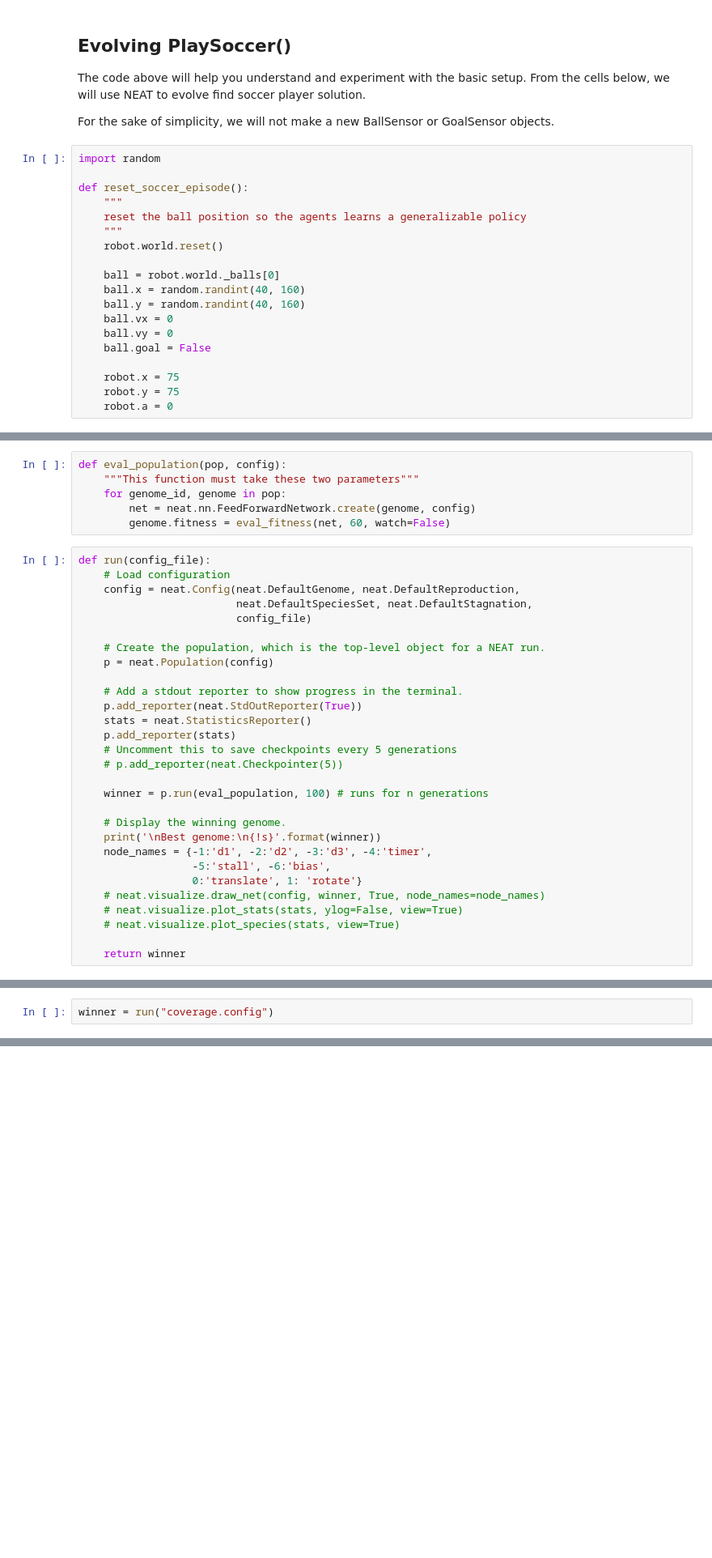
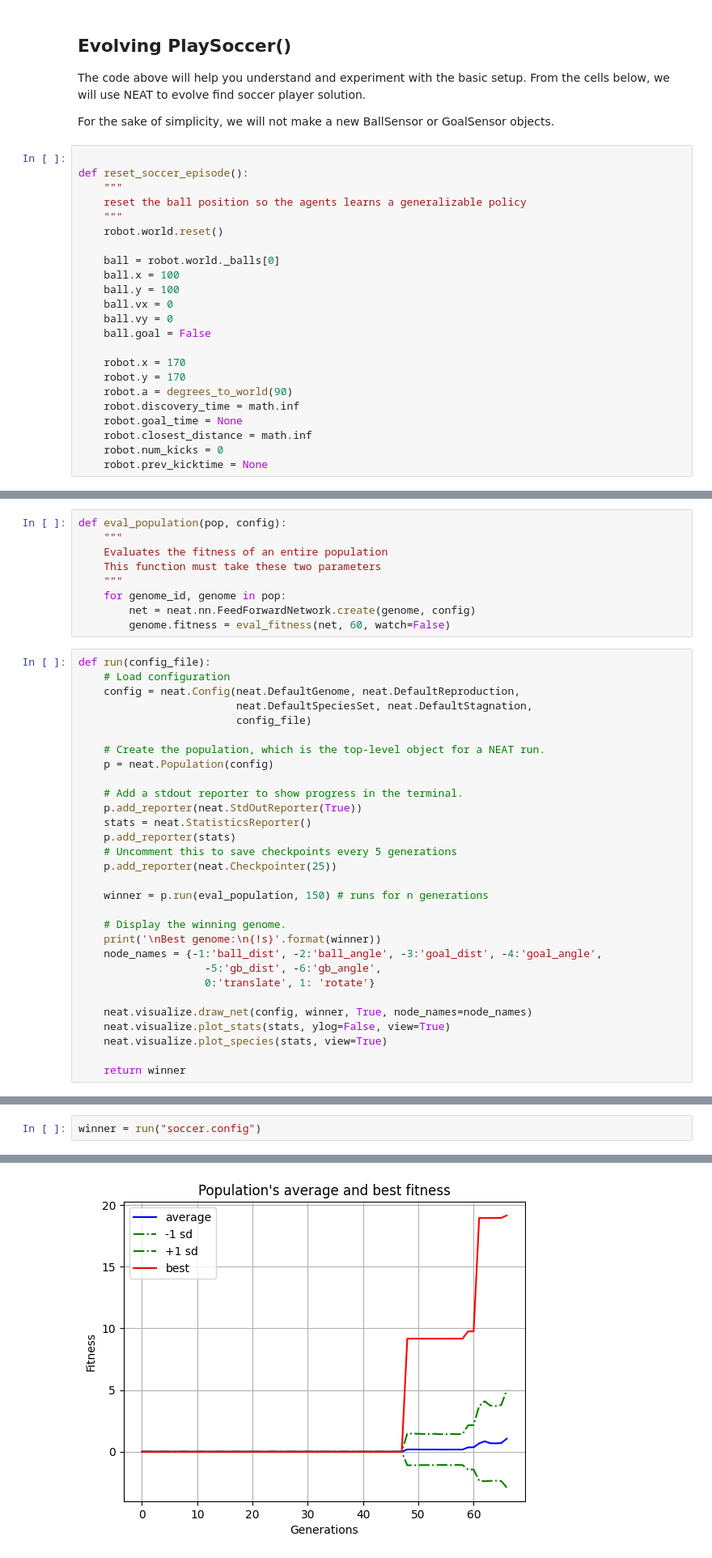
Before and after one commit to reikawa13/aitk_soccer_experiments, a Jupyter notebook: notebooks/Advanced/EvolveSoccer.ipynb, the cells around one changed output, grey strips where cells are left out. Shown at 81% size. Saved outputs shown, nothing was run; the diff lists cells and outputs as text; blank space fills up the shorter version.

```diff
--- a/notebooks/Advanced/EvolveSoccer.ipynb
+++ b/notebooks/Advanced/EvolveSoccer.ipynb
@@ -141,7 +129,6 @@ The code above will help you understand and experiment with the basic setup. Fro
 
 For the sake of simplicity, we will not make a new BallSensor or GoalSensor objects.
 # %%
-import random
 
 def reset_soccer_episode():
     """
@@ -150,15 +137,20 @@ def reset_soccer_episode():
     robot.world.reset()
 
     ball = robot.world._balls[0]
-    ball.x = random.randint(40, 160)
-    ball.y = random.randint(40, 160)
+    ball.x = 100
+    ball.y = 100
     ball.vx = 0
     ball.vy = 0
     ball.goal = False
 
-    robot.x = 75
-    robot.y = 75
-    robot.a = 0
+    robot.x = 170
+    robot.y = 170
+    robot.a = degrees_to_world(90)
+    robot.discovery_time = math.inf
+    robot.goal_time = None
+    robot.closest_distance = math.inf
+    robot.num_kicks = 0
+    robot.prev_kicktime = None
 # %%
 def eval_fitness(net, max_time, watch=False):
     """
@@ -203,7 +213,10 @@ def eval_fitness(net, max_time, watch=False):
     return fitness
 # %%
 def eval_population(pop, config):
-    """This function must take these two parameters"""
+    """
+    Evaluates the fitness of an entire population
+    This function must take these two parameters
+    """
     for genome_id, genome in pop:
         net = neat.nn.FeedForwardNetwork.create(genome, config)
         genome.fitness = eval_fitness(net, 60, watch=False)
@@ -222,18 +235,19 @@ def run(config_file):
     stats = neat.StatisticsReporter()
     p.add_reporter(stats)
     # Uncomment this to save checkpoints every 5 generations
-    # p.add_reporter(neat.Checkpointer(5))
+    p.add_reporter(neat.Checkpointer(25))
 
-    winner = p.run(eval_population, 100) # runs for n generations
+    winner = p.run(eval_population, 150) # runs for n generations
 
     # Display the winning genome.
     print('\nBest genome:\n{!s}'.format(winner))
-    node_names = {-1:'d1', -2:'d2', -3:'d3', -4:'timer',
-                  -5:'stall', -6:'bias',
-                  0:'translate', 1: 'rotate'}
-    # neat.visualize.draw_net(config, winner, True, node_names=node_names)
-    # neat.visualize.plot_stats(stats, ylog=False, view=True)
-    # neat.visualize.plot_species(stats, view=True)
+    node_names = {-1:'ball_dist', -2:'ball_angle', -3:'goal_dist', -4:'goal_angle',
+                    -5:'gb_dist', -6:'gb_angle',
+                    0:'translate', 1: 'rotate'}
+
+    neat.visualize.draw_net(config, winner, True, node_names=node_names)
+    neat.visualize.plot_stats(stats, ylog=False, view=True)
+    neat.visualize.plot_species(stats, view=True)
 
     return winner
 # %%
@@ -324,5 +338,5 @@ Overwriting coverage.config
 # %%
-winner = run("coverage.config")
+winner = run("soccer.config")
 # %% [output]
  ****** Running generation 0 ******
 
@@ -343,0 +358 @@ Best individual in generation 0 meets fitness threshold - complexity: (2, 8)
+[figure, added]
```
Also changed, not shown: parts of 9 cells of this notebook, 7 other files.
